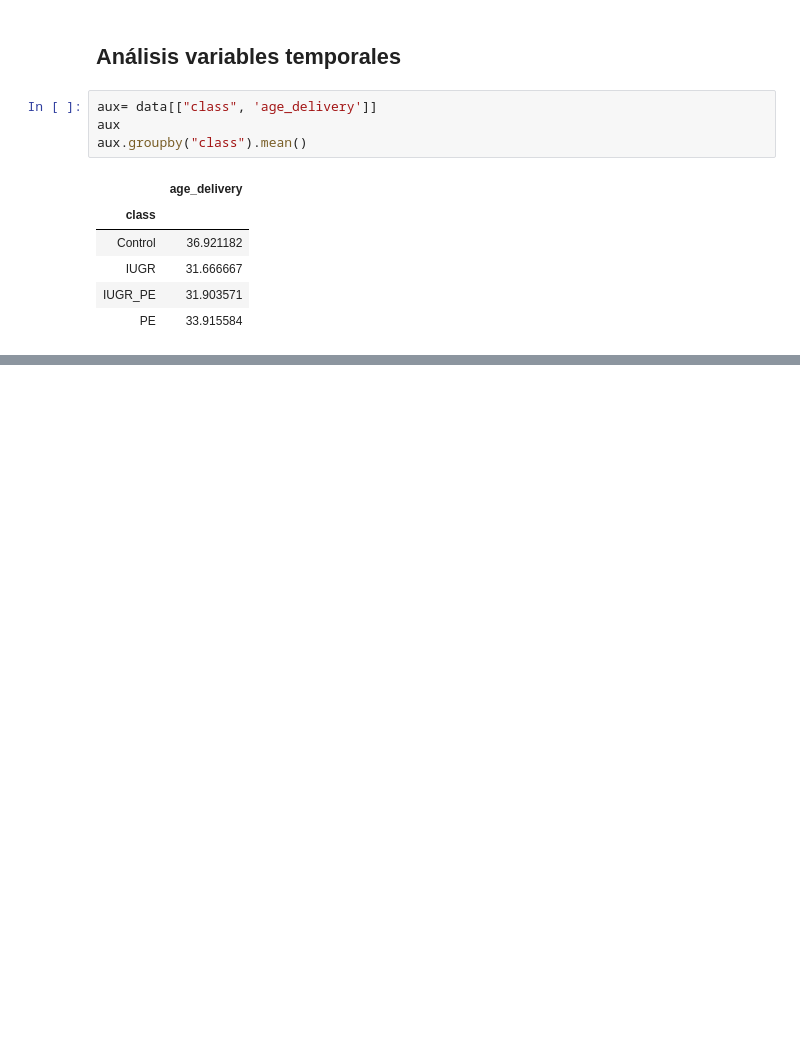
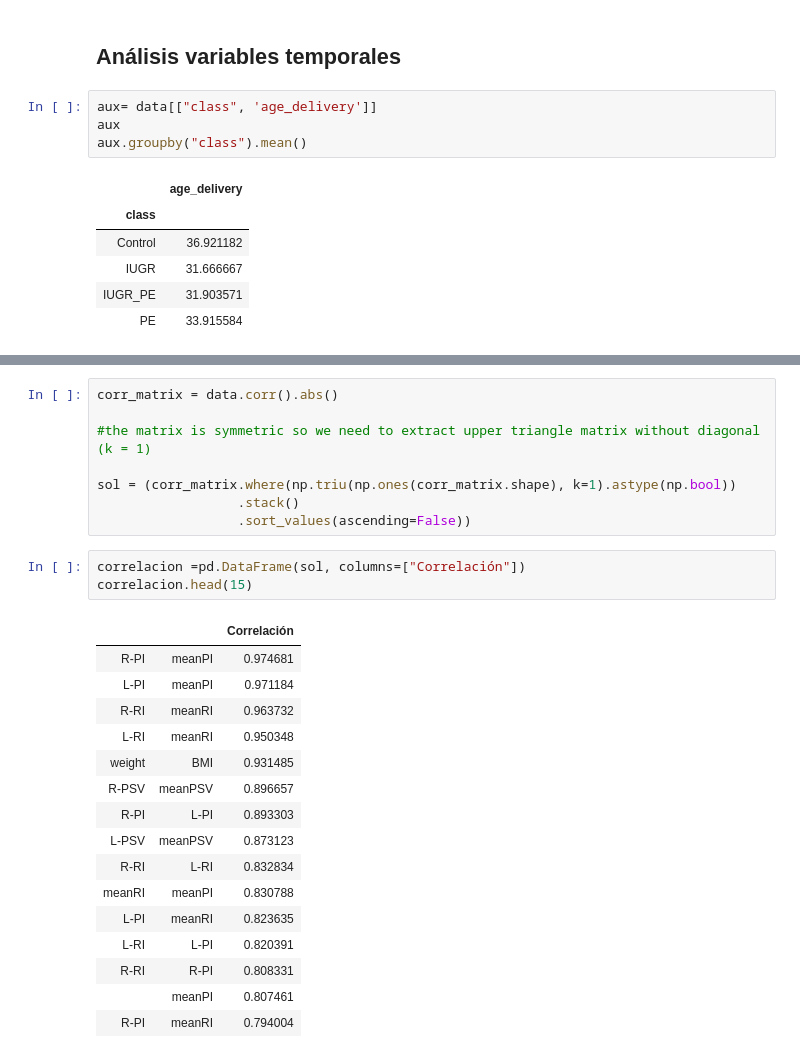
Before and after one commit to lolagj/TFM-Modelo-Riesgos-Embarazadas, a Jupyter notebook: Análisis exploratorio.ipynb, the cells around one changed output, grey strips where cells are left out. Saved outputs shown, nothing was run; the diff lists cells and outputs as text; blank space fills up the shorter version.

```diff
--- a/Análisis exploratorio.ipynb
+++ b/Análisis exploratorio.ipynb
@@ -250,0 +252,28 @@ corr[corr>0.8]
+# %%
+corr_matrix = data.corr().abs()
+
+#the matrix is symmetric so we need to extract upper triangle matrix without diagonal (k = 1)
+
+sol = (corr_matrix.where(np.triu(np.ones(corr_matrix.shape), k=1).astype(np.bool))
+                  .stack()
+                  .sort_values(ascending=False))
+# %%
+correlacion =pd.DataFrame(sol, columns=["Correlación"])
+correlacion.head(15)
+# %% [output]
+|  |  | Correlación |
+| R-PI | meanPI | 0.974681 |
+| L-PI | meanPI | 0.971184 |
+| R-RI | meanRI | 0.963732 |
+| L-RI | meanRI | 0.950348 |
+| weight | BMI | 0.931485 |
+| R-PSV | meanPSV | 0.896657 |
+| R-PI | L-PI | 0.893303 |
+| L-PSV | meanPSV | 0.873123 |
+| R-RI | L-RI | 0.832834 |
+| meanRI | meanPI | 0.830788 |
+| L-PI | meanRI | 0.823635 |
+| L-RI | L-PI | 0.820391 |
+| R-RI | R-PI | 0.808331 |
+|  | meanPI | 0.807461 |
+| R-PI | meanRI | 0.794004 |
```
Also changed, not shown: parts of 14 cells of this notebook, 2 other files.
